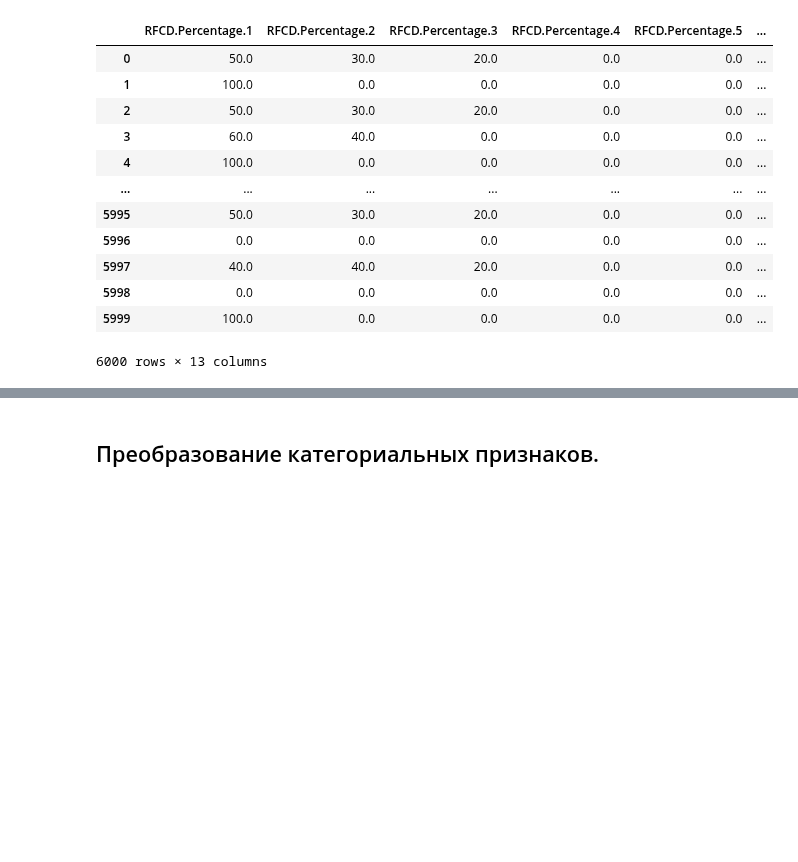
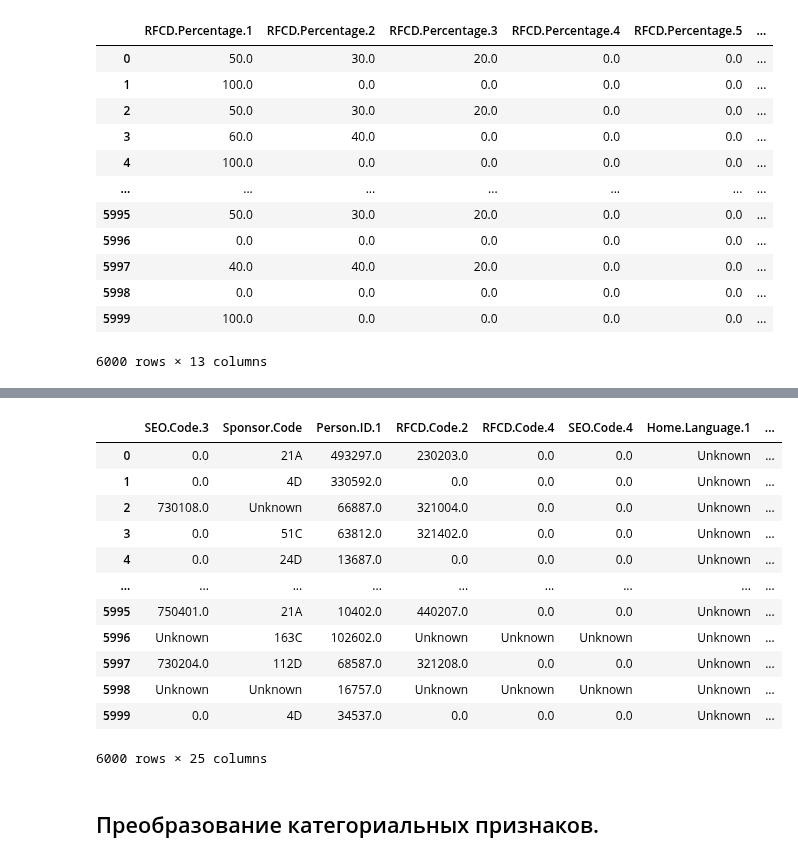
Before and after one commit to Flawed1/machine_learning_practice, a Jupyter notebook: lessons/practice_2/2023_Preprocessing_LR_new_json.ipynb, the cells around one changed output, grey strips where cells are left out. Saved outputs shown, nothing was run; the diff lists cells and outputs as text; code cells hidden in the pictures; blank space fills up the shorter version.

```diff
--- a/lessons/practice_2/2023_Preprocessing_LR_new_json.ipynb
+++ b/lessons/practice_2/2023_Preprocessing_LR_new_json.ipynb
@@ -182,3 +216,20 @@ X_real_mean
+# %%
+X_cat = X[categorical_cols].fillna("Unknown")
+X_cat
+# %% [output]
+|  | SEO.Code.3 | Sponsor.Code | Person.ID.1 | RFCD.Code.2 | RFCD.Code.4 | SEO.Code.4 | Home.Language.1 | ... |
+| 0 | 0.0 | 21A | 493297.0 | 230203.0 | 0.0 | 0.0 | Unknown | ... |
+| 1 | 0.0 | 4D | 330592.0 | 0.0 | 0.0 | 0.0 | Unknown | ... |
+| 2 | 730108.0 | Unknown | 66887.0 | 321004.0 | 0.0 | 0.0 | Unknown | ... |
+| 3 | 0.0 | 51C | 63812.0 | 321402.0 | 0.0 | 0.0 | Unknown | ... |
+| 4 | 0.0 | 24D | 13687.0 | 0.0 | 0.0 | 0.0 | Unknown | ... |
+| ... | ... | ... | ... | ... | ... | ... | ... | ... |
+| 5995 | 750401.0 | 21A | 10402.0 | 440207.0 | 0.0 | 0.0 | Unknown | ... |
+| 5996 | Unknown | 163C | 102602.0 | Unknown | Unknown | Unknown | Unknown | ... |
+| 5997 | 730204.0 | 112D | 68587.0 | 321208.0 | 0.0 | 0.0 | Unknown | ... |
+| 5998 | Unknown | Unknown | 16757.0 | Unknown | Unknown | Unknown | Unknown | ... |
+| 5999 | 0.0 | 4D | 34537.0 | 0.0 | 0.0 | 0.0 | Unknown | ... |
+6000 rows × 25 columns
 # %% [markdown]
 ## Преобразование категориальных признаков.
 # %% [markdown]
```
Also changed, not shown: parts of 17 cells of this notebook.
